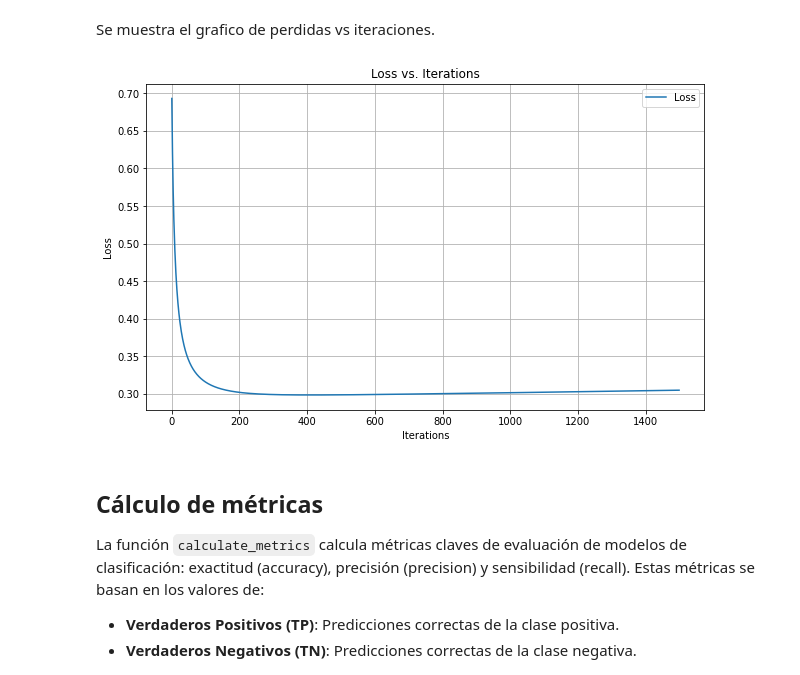
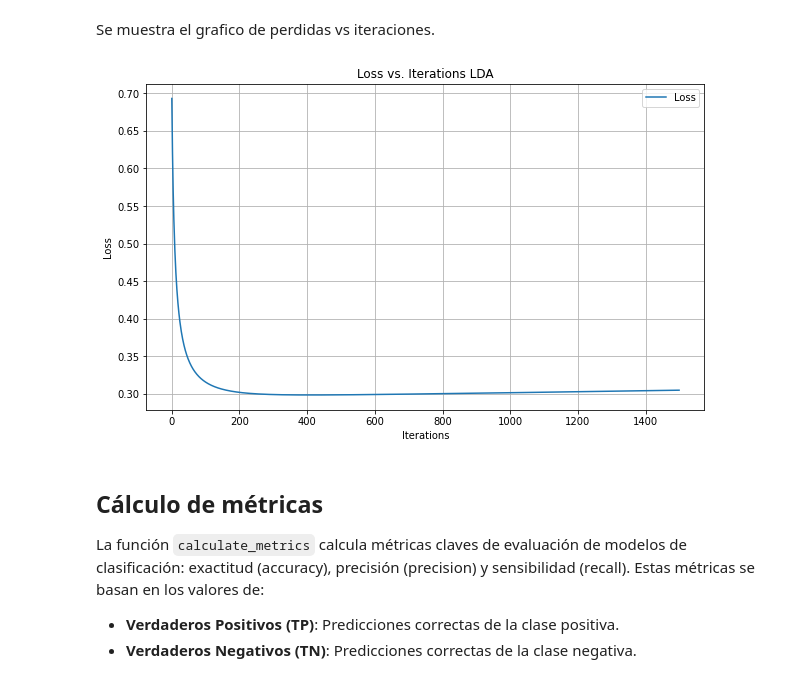
Before and after one commit to natalia-romero/deep_learning, a Jupyter notebook: tarea_1/tarea_1.ipynb, the cells around one changed output. Cells and saved outputs as stored; diff of their text form; code cells hidden in the pictures.

```diff
--- a/tarea_1/tarea_1.ipynb
+++ b/tarea_1/tarea_1.ipynb
@@ -135,10 +135,10 @@ class LogisticRegression:
         arr = np.core.records.fromarrays([ids, y_predicted_cls], names='ID,Class')
         return arr
     #funcion para graficar la perdida vs iteraciones
-    def plot_loss(self):
+    def plot_loss(self, text):
         plt.figure(figsize=(10, 6))
         plt.plot(self.losses, label='Loss') # grafica la perdida del modelo actual
-        plt.title('Loss vs. Iterations')
+        plt.title('Loss vs. Iterations '+text)
         plt.xlabel('Iterations')
         plt.ylabel('Loss')
         plt.legend()
@@ -289,9 +289,9 @@ FALSE: 639 (69.38%)
 # %% [markdown]
 Se muestra el grafico de perdidas vs iteraciones.
 # %%
-lr_lda.plot_loss()
+lr_lda.plot_loss('LDA')
 # %% [output]
-[figure, old version]
+[figure, new version]
 # %% [markdown]
 ## Cálculo de métricas
 
```
Also changed, not shown: parts of 7 cells of this notebook.
